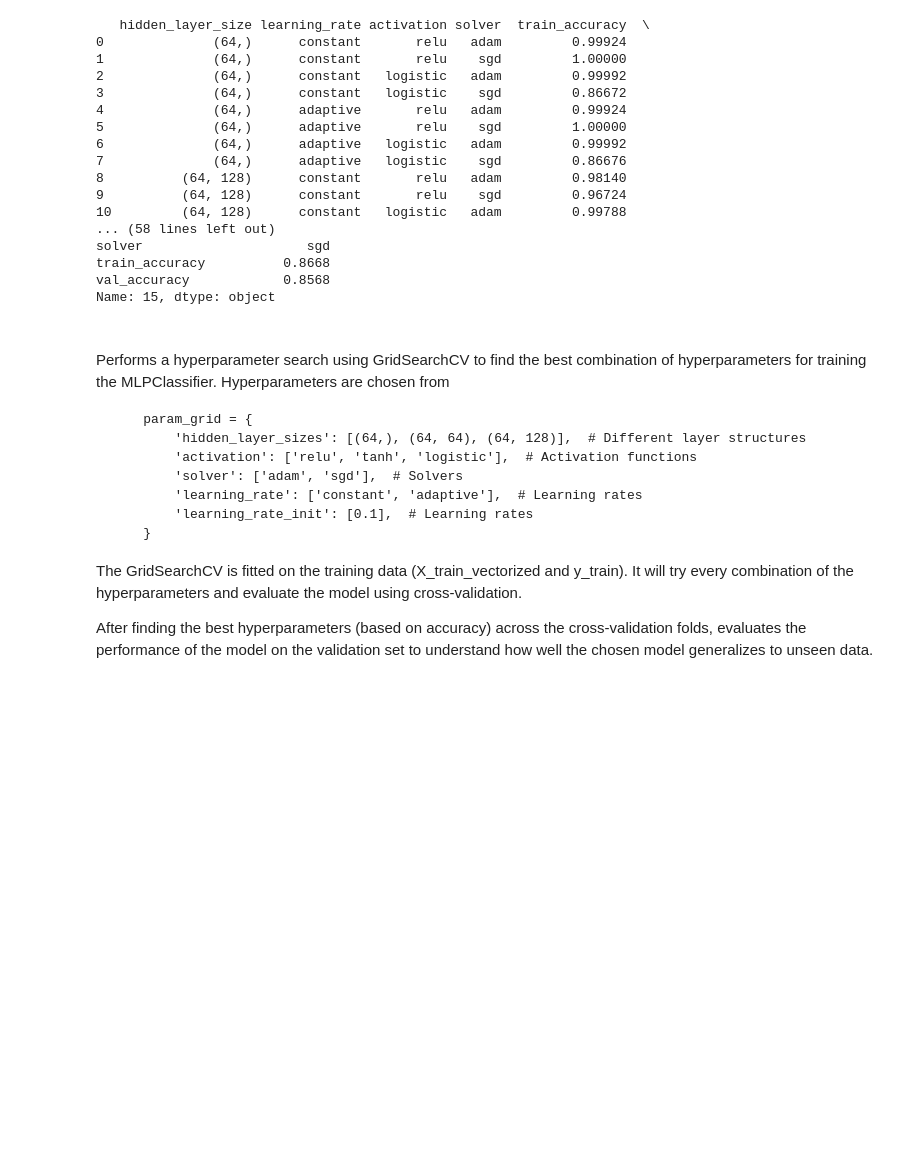
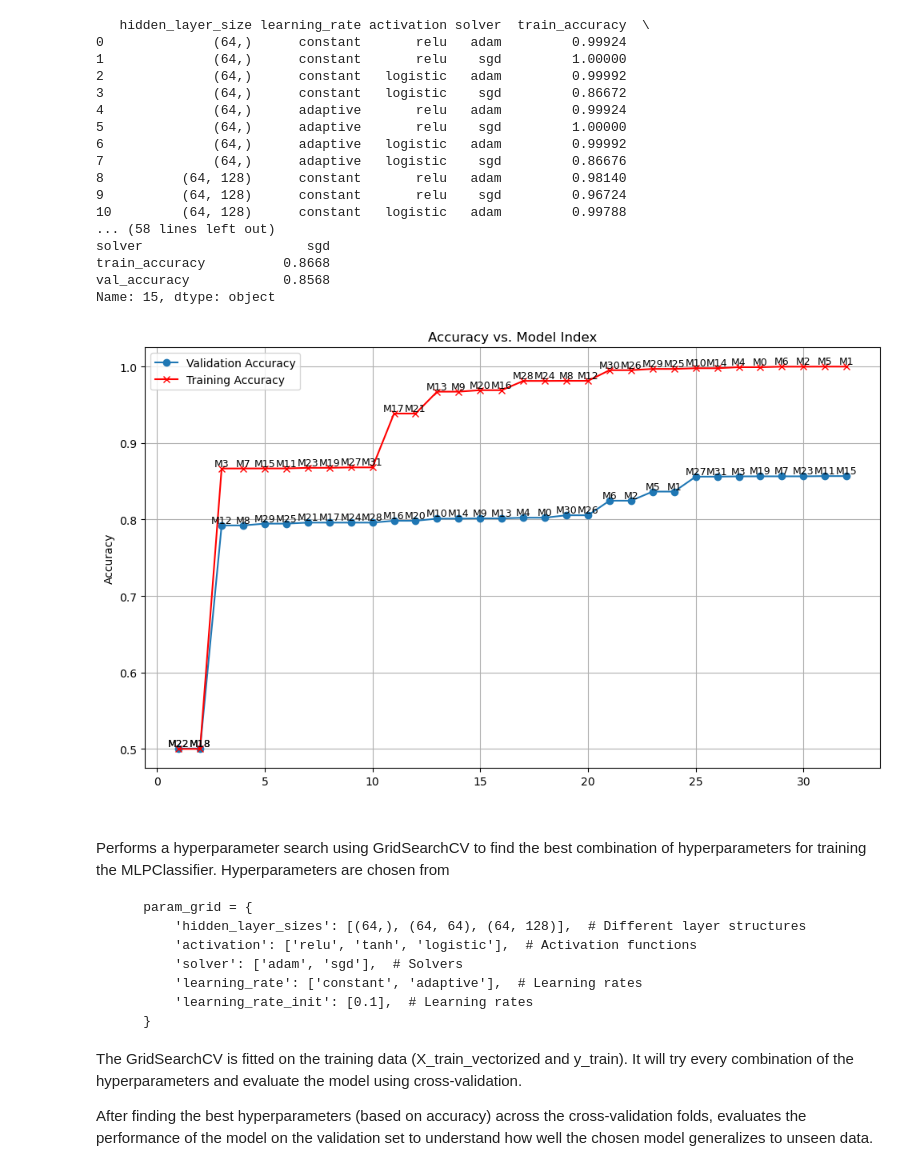
Before and after one commit to MiaNguyen912/cs178-IMDb-movie-reviews-classification--final-project-, a Jupyter notebook: IMDb_Movie_Reviews.ipynb, the cells around one changed output. Drawn from its saved outputs; the diff is of its cells as text; code cells hidden in the pictures; blank space fills up the shorter version.

```diff
--- a/IMDb_Movie_Reviews.ipynb
+++ b/IMDb_Movie_Reviews.ipynb
@@ -527,3 +498,43 @@ plt.show()
+# %%
+# add an index column to results_df
+results_df['index'] = results_df.index
+results_sorted_by_index = results_df.sort_values(by='index')
+results_sorted_by_index.insert(0, 'index', results_sorted_by_index.pop('index'))
+# %%
+
+plt.figure(figsize=(10, 6))
+
+# plot validation accuracy as a line chart
+results_sorted_by_validation_accuracy = results_sorted_by_index.sort_values(by='val_accuracy')
+val_accuracy = results_sorted_by_validation_accuracy["val_accuracy"]
+indices_by_original_order = results_sorted_by_validation_accuracy["index"]
+indices = list(range(1, len(val_accuracy) + 1))
+plt.plot(indices, val_accuracy, marker='o', linestyle='-', label='Validation Accuracy')
+for i, val in enumerate(val_accuracy): # Add labels for each point according to the original order of the models
+    plt.text(indices[i], val, "M" + str(list(indices_by_original_order)[i]), fontsize=9, ha='center', va='bottom')
+
+
+# plot the training accuracy
+results_sorted_by_training_accuracy = results_sorted_by_index.sort_values(by='train_accuracy')
+train_accuracy = results_sorted_by_training_accuracy["train_accuracy"]
+indices_by_original_order_training = results_sorted_by_training_accuracy["index"]
+plt.plot(indices, train_accuracy, marker='x', linestyle='-', color='r', label='Training Accuracy')
+for i, val in enumerate(train_accuracy): # Add labels for each point according to the original order of the models
+    plt.text(indices[i], val, "M" + str(list(indices_by_original_order_training)[i]), fontsize=9, ha='center', va='bottom')
+
+
+
+# Customize the plot
+plt.title('Accuracy vs. Model Index')
+plt.ylabel('Accuracy')
+plt.grid(True)
+plt.legend()
+
+# Show the plot
+plt.tight_layout()
+plt.show()
+# %% [output]
+[figure, added]
 # %% [markdown]
 ####
 Performs a hyperparameter search using GridSearchCV to find the best combination of hyperparameters for training the MLPClassifier. Hyperparameters are chosen from
```
Also changed, not shown: parts of 9 cells of this notebook.
